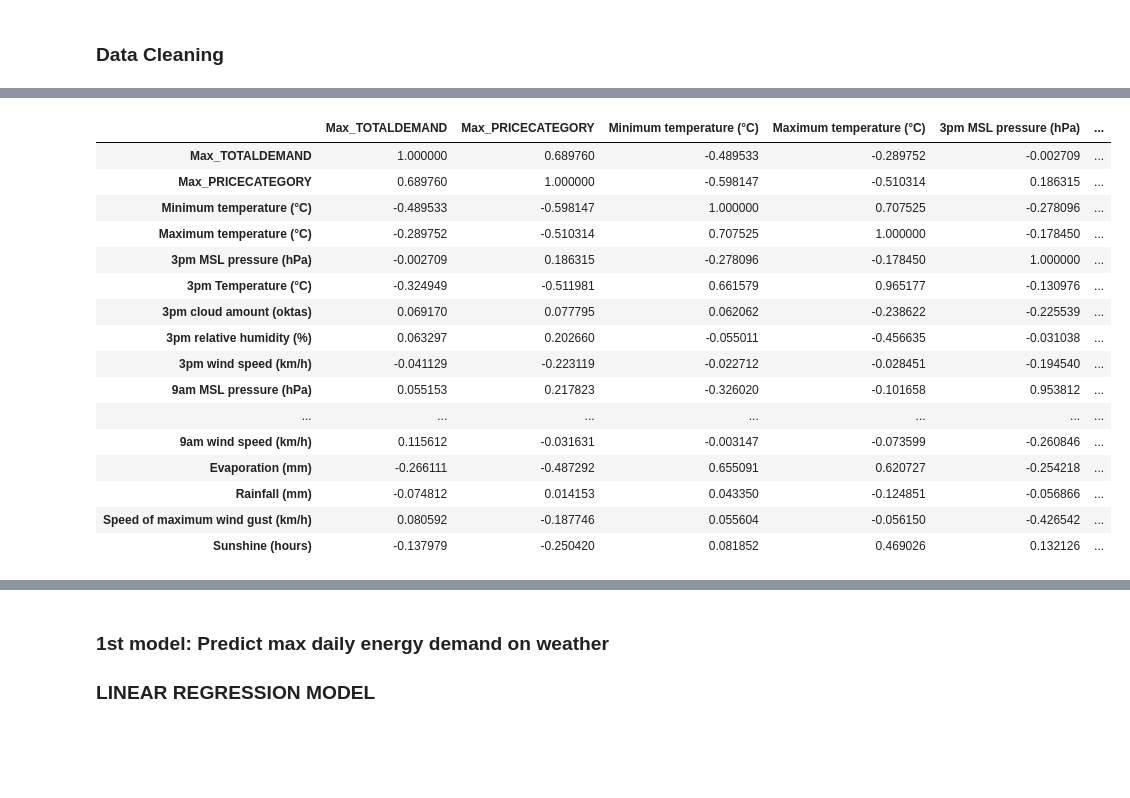
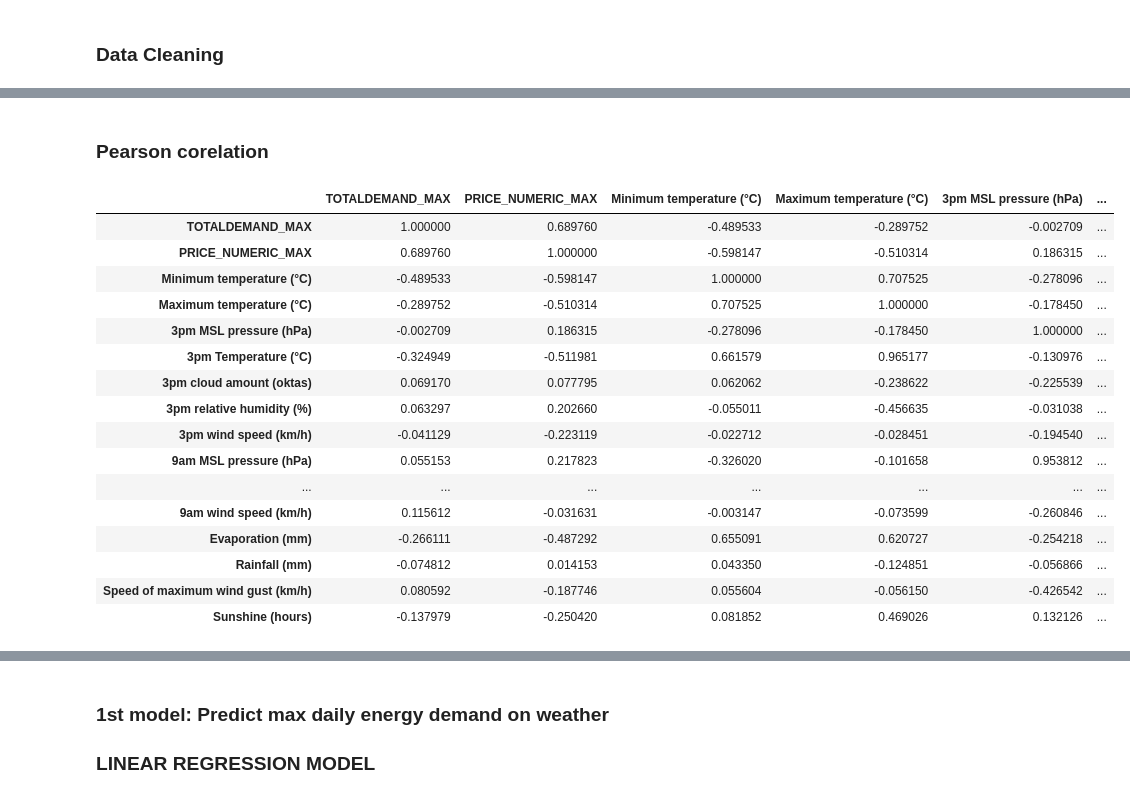
Before and after one commit to Rloanuald/DATA0006_A2_WeatherVsEnergy, a Jupyter notebook: 0.assign2_group2.ipynb, the cells around one changed output, grey strips where cells are left out. Saved outputs shown, nothing was run; the diff lists cells and outputs as text; code cells hidden in the pictures; blank space fills up the shorter version.

```diff
--- a/0.assign2_group2.ipynb
+++ b/0.assign2_group2.ipynb
@@ -74,6 +74,7 @@ demand = price_demand
 
 max_demand = demand.groupby('Ordinal_Day')['TOTALDEMAND'].transform(max) == demand['TOTALDEMAND']
 max_demand = demand[max_demand].reset_index()
-max_demand['Max_TOTALDEMAND'] = max_demand['TOTALDEMAND']
-max_demand.info()
+max_demand['TOTALDEMAND_MAX'] = max_demand['TOTALDEMAND']
+max_demand = max_demand.drop(columns=['index','REGION','SETTLEMENTDATE','TOTALDEMAND','PRICECATEGORY'])
+max_demand
 # %% [output]
@@ -101,7 +99,7 @@ price = price_demand
 # Have to group by ordinal day, otherwise the first day of following month will show up.
 max_price = price.groupby('Ordinal_Day')['PRICECATEGORY'].max()
 max_price = max_price.reset_index()
-max_price['Max_PRICECATEGORY'] = max_price['PRICECATEGORY']
+max_price['PRICE_NUMERIC_MAX'] = max_price['PRICECATEGORY']
 max_price = max_price.drop(columns = ['PRICECATEGORY'])
 
 max_price
@@ -136,5 +129,5 @@ print(list(all_dataset))
 # %%
-dataset = all_dataset[['Date','Max_TOTALDEMAND', 'Max_PRICECATEGORY',\
+dataset = all_dataset[['Date','Ordinal_Day','TOTALDEMAND_MAX', 'PRICE_NUMERIC_MAX',\
                     'Minimum temperature (°C)', 'Maximum temperature (°C)',\
                     '3pm MSL pressure (hPa)', '3pm Temperature (°C)', '3pm cloud amount (oktas)', '3pm relative humidity (%)', '3pm wind speed (km/h)', \
                     '9am MSL pressure (hPa)', '9am Temperature (°C)', '9am cloud amount (oktas)', '9am relative humidity (%)', '9am wind speed (km/h)', \
@@ -271,22 +231,24 @@ memory usage: 38.0 KB
+# %% [markdown]
+### Pearson corelation
 # %%
 # Pairwise pearson r correlation matrix between different variables
-corr = dataset[['Max_TOTALDEMAND', 'Max_PRICECATEGORY',\
+corr = dataset[['TOTALDEMAND_MAX', 'PRICE_NUMERIC_MAX',\
                     'Minimum temperature (°C)', 'Maximum temperature (°C)',\
                     '3pm MSL pressure (hPa)', '3pm Temperature (°C)', '3pm cloud amount (oktas)', '3pm relative humidity (%)', '3pm wind speed (km/h)', \
                     '9am MSL pressure (hPa)', '9am Temperature (°C)', '9am cloud amount (oktas)', '9am relative humidity (%)', '9am wind speed (km/h)', \
                     'Evaporation (mm)', 'Rainfall (mm)', 'Speed of maximum wind gust (km/h)','Sunshine (hours)']].corr(method='pearson')
 
 # corr = dataset[['Minimum temperature (°C)', 'Maximum temperature (°C)', 'Rainfall (mm)', \
 #                 'Evaporation (mm)', 'Sunshine (hours)', 'Speed of maximum wind gust (km/h)' \
 #                 ]].corr(method='pearson')
 # corr = dataset[['Minimum temperature (°C)', 'Maximum temperature (°C)', 'Evaporation (mm)', \
 #                   '9am Temperature (°C)', '3pm Temperature (°C)' ]].corr(method='pearson')
 
 corr
 # %% [output]
-|  | Max_TOTALDEMAND | Max_PRICECATEGORY | Minimum temperature (°C) | Maximum temperature (°C) | 3pm MSL pressure (hPa) | ... |
-| Max_TOTALDEMAND | 1.000000 | 0.689760 | -0.489533 | -0.289752 | -0.002709 | ... |
-| Max_PRICECATEGORY | 0.689760 | 1.000000 | -0.598147 | -0.510314 | 0.186315 | ... |
+|  | TOTALDEMAND_MAX | PRICE_NUMERIC_MAX | Minimum temperature (°C) | Maximum temperature (°C) | 3pm MSL pressure (hPa) | ... |
+| TOTALDEMAND_MAX | 1.000000 | 0.689760 | -0.489533 | -0.289752 | -0.002709 | ... |
+| PRICE_NUMERIC_MAX | 0.689760 | 1.000000 | -0.598147 | -0.510314 | 0.186315 | ... |
 | Minimum temperature (°C) | -0.489533 | -0.598147 | 1.000000 | 0.707525 | -0.278096 | ... |
 | Maximum temperature (°C) | -0.289752 | -0.510314 | 0.707525 | 1.000000 | -0.178450 | ... |
 | 3pm MSL pressure (hPa) | -0.002709 | 0.186315 | -0.278096 | -0.178450 | 1.000000 | ... |
```
Also changed, not shown: parts of 49 cells of this notebook.
